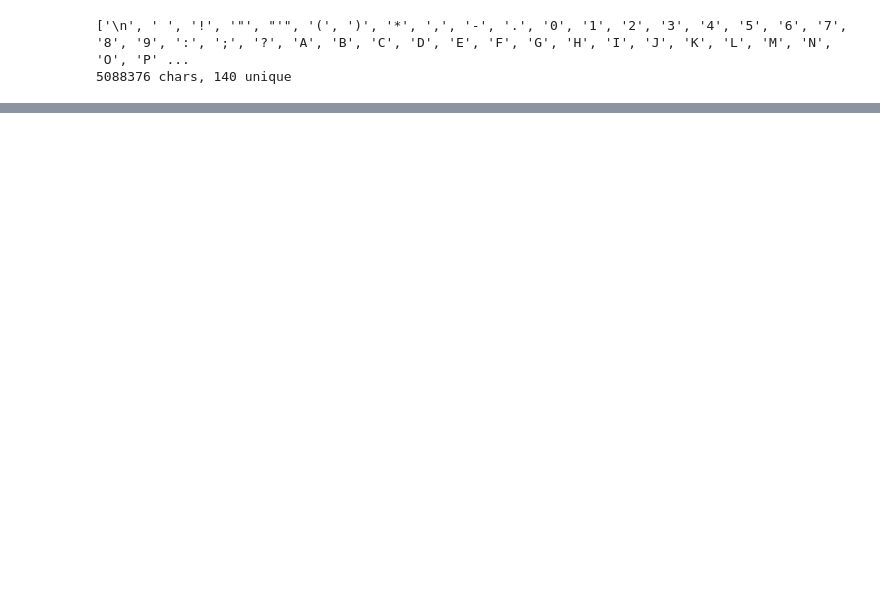
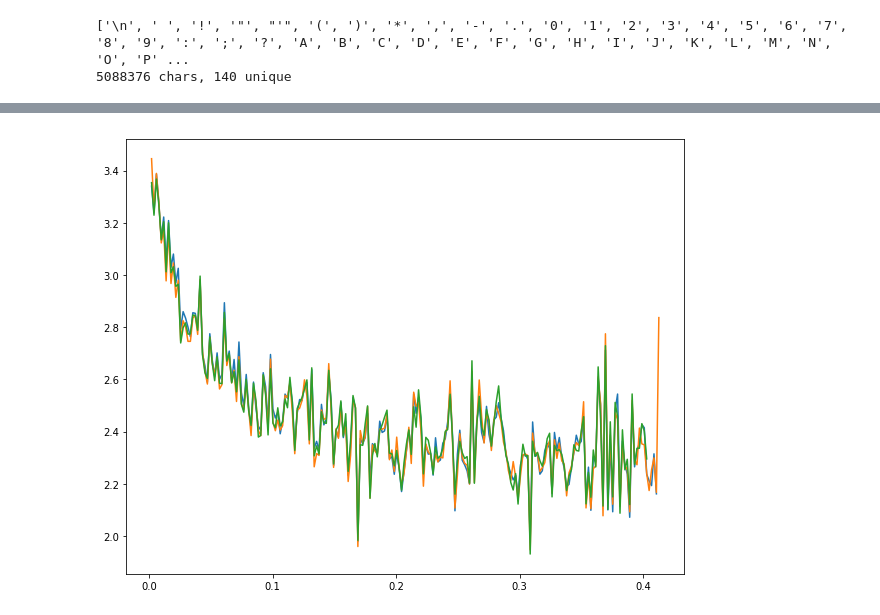
Before and after one commit to agerasev/neural, a Jupyter notebook: char_rnn/main.ipynb, the cells around one changed output, grey strips where cells are left out. Drawn from its saved outputs; the diff is of its cells as text; code cells hidden in the pictures; blank space fills up the shorter version.

```diff
--- a/char_rnn/main.ipynb
+++ b/char_rnn/main.ipynb
@@ -187 +178,9 @@ print("done")
 done
+# %%
+pltargs = []
+for k, v in plots.items():
+    pltargs.extend(zip(*v[1:]))
+plt.plot(*pltargs)
+plt.show()
+# %% [output]
+[figure, added]
```
Also changed, not shown: parts of 11 cells of this notebook.
